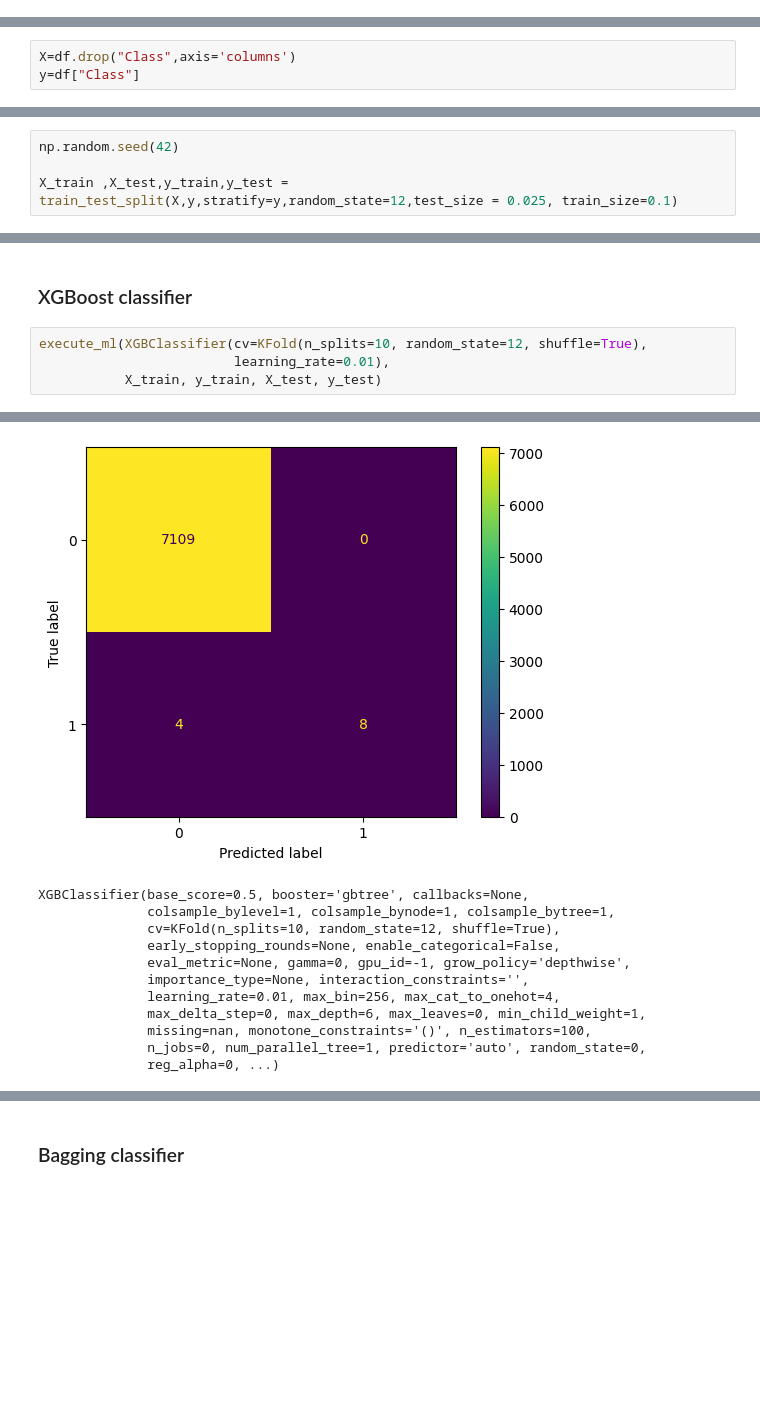
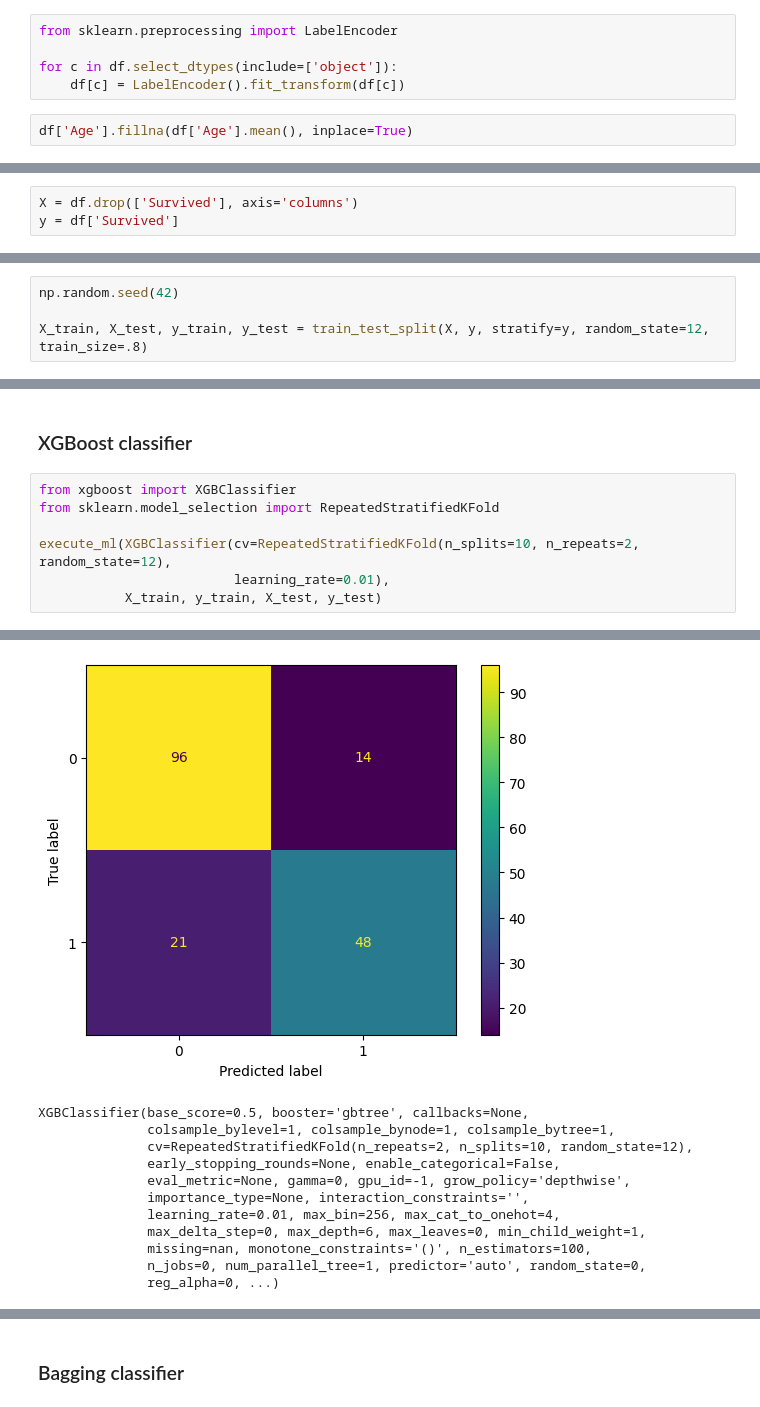
Before and after one commit to babakmahmoudian/data_science_snippets, a Jupyter notebook: sklearn-ml.ipynb, the cells around one changed output, grey strips where cells are left out. Cells and saved outputs as stored; diff of their text form; blank space fills up the shorter version.

```diff
--- a/sklearn-ml.ipynb
+++ b/sklearn-ml.ipynb
@@ -11,3 +44,10 @@ df = pd.read_csv('../input/creditcard-fraud-detection/creditcard.csv')
+# %%
+from sklearn.preprocessing import LabelEncoder
+
+for c in df.select_dtypes(include=['object']):
+    df[c] = LabelEncoder().fit_transform(df[c])
+# %%
+df['Age'].fillna(df['Age'].mean(), inplace=True)
 # %% [markdown]
 # Correlation matrix
 # %%
@@ -112,8 +132,8 @@ def execute_using_threshold(model, X_train, y_train, t):
 # %% [markdown]
 ## Specifying the independent and target features
 # %%
-X=df.drop("Class",axis='columns')
-y=df["Class"]
+X = df.drop(['Survived'], axis='columns')
+y = df['Survived']
 # %% [markdown]
 ## Splitting the dataset into training and testing subsets
 <br>
@@ -123,7 +143,7 @@ y=df["Class"]
 # %%
 np.random.seed(42)
 
-X_train ,X_test,y_train,y_test = train_test_split(X,y,stratify=y,random_state=12,test_size = 0.025, train_size=0.1)
+X_train, X_test, y_train, y_test = train_test_split(X, y, stratify=y, random_state=12, train_size=.8)
 # %% [markdown]
 ## Machine learning algorithms
 # %% [markdown]
@@ -289,7 +326,10 @@ AdaBoostClassifier(n_estimators=200, random_state=12)
 # %% [markdown]
 ### XGBoost classifier
 # %%
-execute_ml(XGBClassifier(cv=KFold(n_splits=10, random_state=12, shuffle=True),
+from xgboost import XGBClassifier
+from sklearn.model_selection import RepeatedStratifiedKFold
+
+execute_ml(XGBClassifier(cv=RepeatedStratifiedKFold(n_splits=10, n_repeats=2, random_state=12),
                          learning_rate=0.01),
            X_train, y_train, X_test, y_test)
 # %% [output]
@@ -312,7 +352,7 @@ weighted avg       1.00      1.00      1.00      7121
-[figure, old version]
+[figure, new version]
 XGBClassifier(base_score=0.5, booster='gbtree', callbacks=None,
               colsample_bylevel=1, colsample_bynode=1, colsample_bytree=1,
-              cv=KFold(n_splits=10, random_state=12, shuffle=True),
+              cv=RepeatedStratifiedKFold(n_repeats=2, n_splits=10, random_state=12),
               early_stopping_rounds=None, enable_categorical=False,
               eval_metric=None, gamma=0, gpu_id=-1, grow_policy='depthwise',
               importance_type=None, interaction_constraints='',
```
Also changed, not shown: parts of 30 cells of this notebook, 3 other files.
